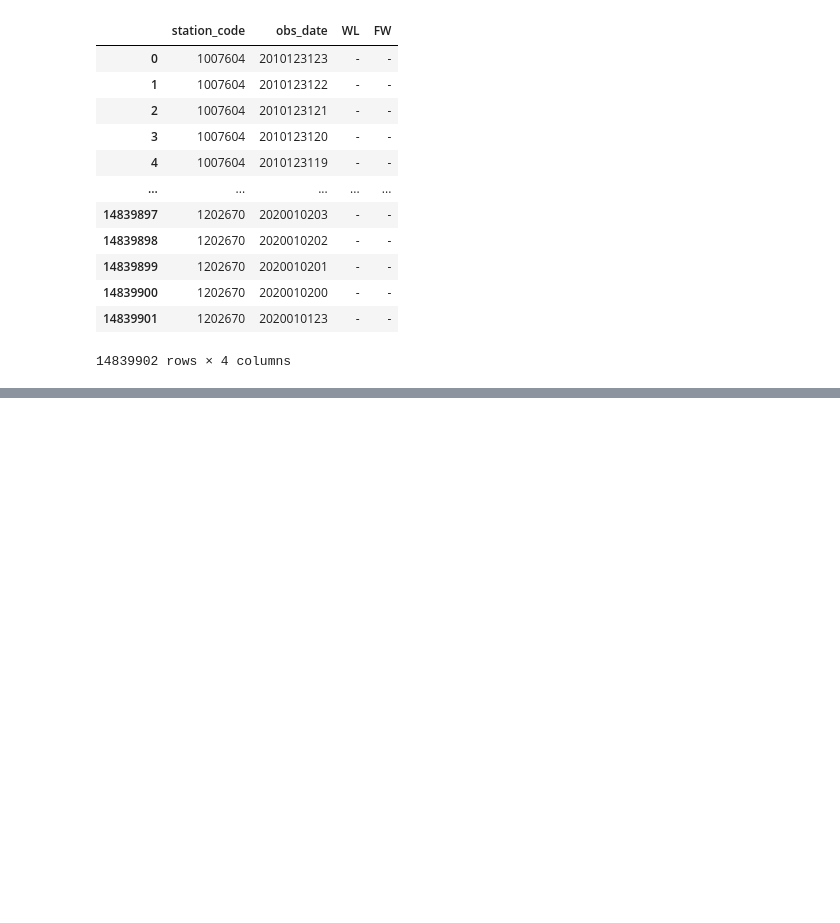
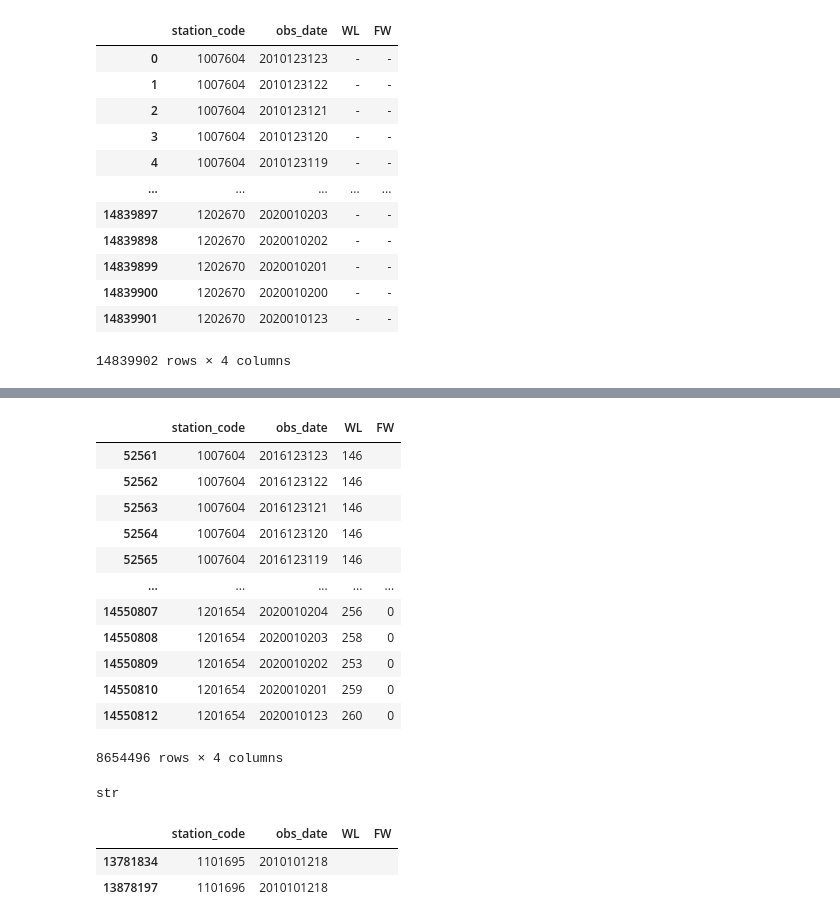
Before and after one commit to bigdata-course-KU-team11/Data_collection, a Jupyter notebook: data/수위_api.ipynb, the cells around one changed output, grey strips where cells are left out. Drawn from its saved outputs; the diff is of its cells as text; code cells hidden in the pictures; blank space fills up the shorter version.

```diff
--- a/data/수위_api.ipynb
+++ b/data/수위_api.ipynb
@@ -165,0 +202,30 @@ suwi_df.to_csv("suwi_api.csv")
+# %%
+idx_2 = suwi_df[suwi_df['FW']=='-'].index
+# %%
+suwi_df_2 = suwi_df.drop(idx_2)
+# %%
+suwi_df_2
+# %% [output]
+|  | station_code | obs_date | WL | FW |
+| 52561 | 1007604 | 2016123123 | 146 |  |
+| 52562 | 1007604 | 2016123122 | 146 |  |
+| 52563 | 1007604 | 2016123121 | 146 |  |
+| 52564 | 1007604 | 2016123120 | 146 |  |
+| 52565 | 1007604 | 2016123119 | 146 |  |
+| ... | ... | ... | ... | ... |
+| 14550807 | 1201654 | 2020010204 | 256 | 0 |
+| 14550808 | 1201654 | 2020010203 | 258 | 0 |
+| 14550809 | 1201654 | 2020010202 | 253 | 0 |
+| 14550810 | 1201654 | 2020010201 | 259 | 0 |
+| 14550812 | 1201654 | 2020010123 | 260 | 0 |
+8654496 rows × 4 columns
+# %%
+type(suwi_df.loc[52561]['FW'])
+# %% [output]
+str
+# %%
+suwi_df.loc[suwi_df['WL']=='']
+# %% [output]
+|  | station_code | obs_date | WL | FW |
+| 13781834 | 1101695 | 2010101218 |  |  |
+| 13878197 | 1101696 | 2010101218 |  |  |
```
Also changed, not shown: parts of 23 cells of this notebook.
